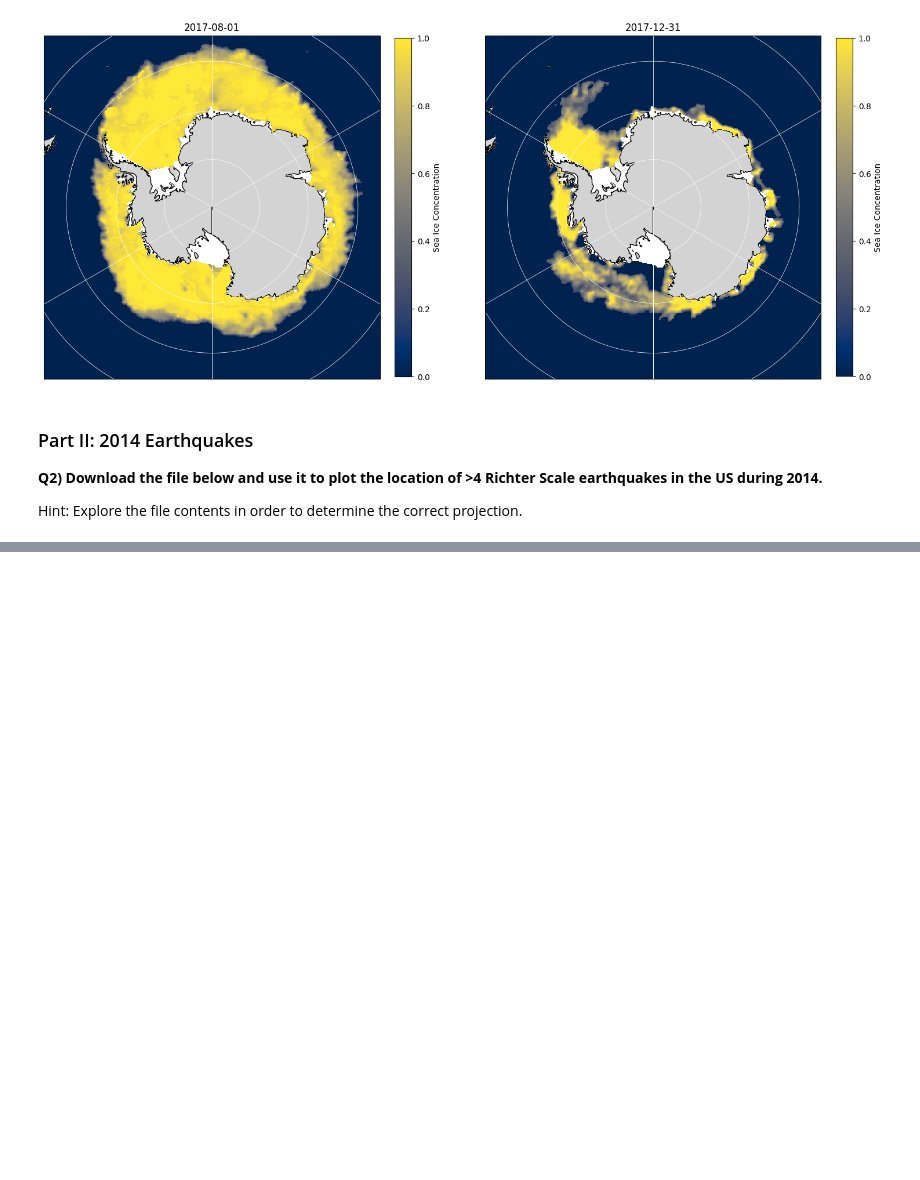
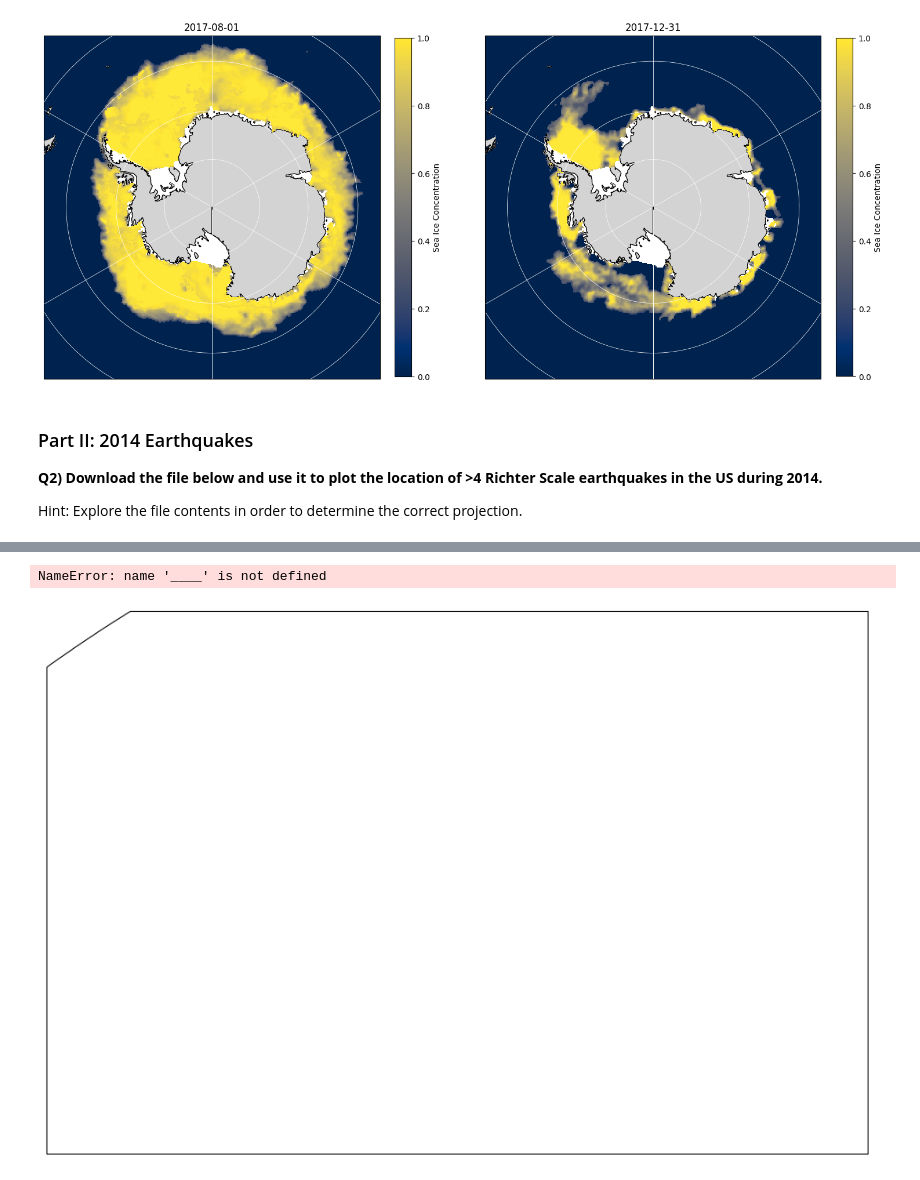
Before and after one commit to svoll1105/2025_Intro_Python, a Jupyter notebook: notebook/W2_S2.ipynb, the cells around one changed output, grey strips where cells are left out. Saved outputs shown, nothing was run; the diff lists cells and outputs as text; code cells hidden in the pictures; blank space fills up the shorter version.

```diff
--- a/notebook/W2_S2.ipynb
+++ b/notebook/W2_S2.ipynb
@@ -393,26 +395,29 @@ usgs_2014_large = usgs_2014_nonan[usgs_2014_nonan['mag']>4]
 # %%
 fig,ax = plt.subplots(1,1,figsize=(12, 12),subplot_kw={'projection': ccrs.Robinson()})
 # The rest doesn't change:
 ax.set_extent([-140, -60, 12,70], ccrs.PlateCarree())
 
 ######################################################################################################################################################
 # Add Land, Ocean, Rivers, and State Lines
 # Hint: Land linewidth = 3; States: edgecolor='gray',linewidth=1.25; lakes/ocean/rivers: no change
 # Hint: https://matplotlib.org/stable/gallery/color/named_colors.html for the names of the colors available
 ######################################################################################################################################################
 ____.add_feature(cartopy._____.____, edgecolor='____',linewidths=____)
 ____.add_feature(cartopy._____.____)
 ____.add_feature(cartopy._____.____)
 ____.add_feature(cartopy._____.____)
 ____.add_feature(cartopy._____.____,edgecolor='____',linewidth=____)
 ____.gridlines(lw=____,color='____')
 
 ######################################################################################################################################################
 # Add Scatter points for earthquake data
 # Hint: usgs_2014_large['longitude'] to access logitude data, usgs_2014_large['latitude'] to access latitude data, usgs_2014_large['mag'] to access Earthquake magnitudes
 # Hint: https://matplotlib.org/stable/gallery/color/named_colors.html for the names of the colors available
 ######################################################################################################################################################
-____ = ax.scatter(____,____,s=62,c=____,marker='o',cmap='____',edgecolors='____',linewidths=2, transform=____)
+____ = ax.scatter(longitude,latitude,s=62,c=usgs_2014_large,marker='o',cmap='____',edgecolors='k',linewidths=2, transform=____)
 plt.colorbar(____,ax=____,fraction=0.016, pad=0.04,label='____')
 ax.set_title('____')
 plt.show()
+# %% [output]
+NameError: name '____' is not defined
+[figure, added]
```
Also changed, not shown: parts of 2 cells of this notebook.
